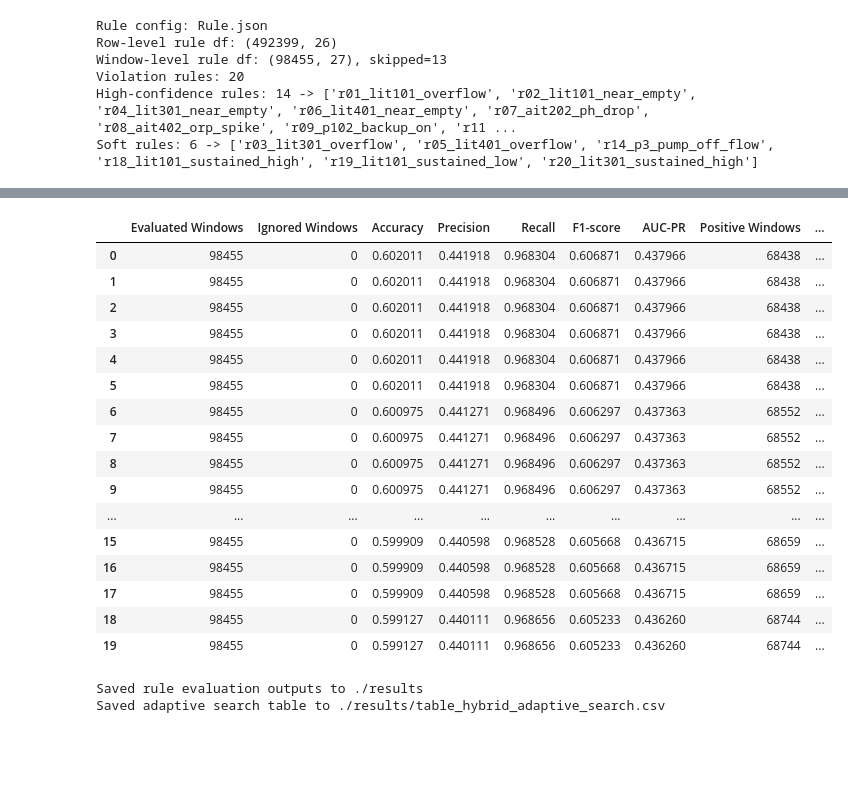
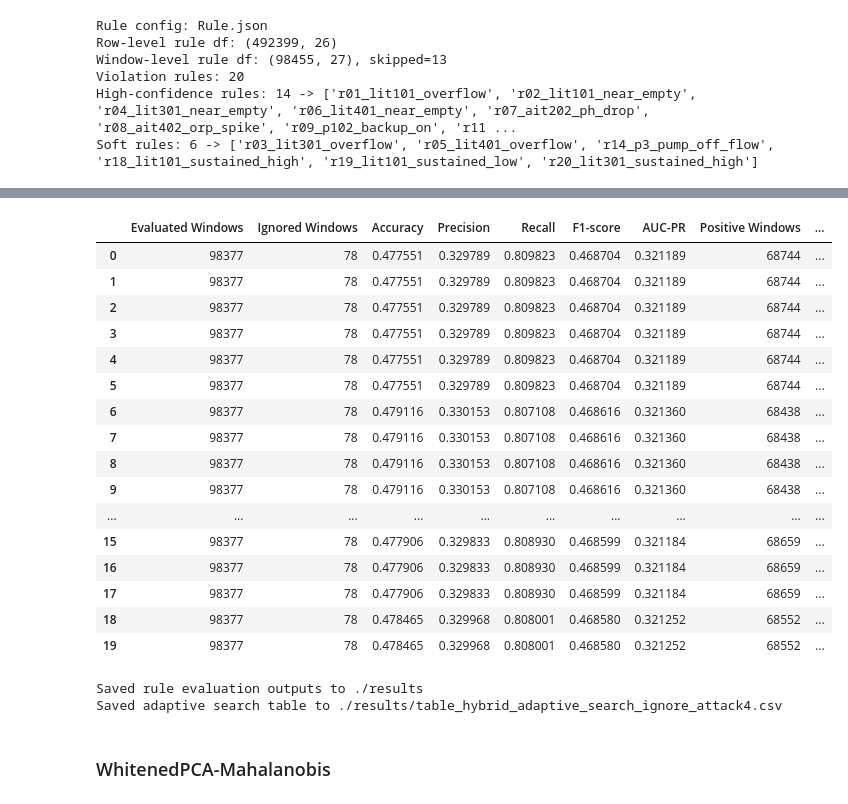
Before and after one commit to Ellie0377/TACC, a Jupyter notebook: LSTMAE_with_Rule.ipynb, the cells around one changed output, grey strips where cells are left out. Cells and saved outputs as stored; diff of their text form; code cells hidden in the pictures; blank space fills up the shorter version.

```diff
--- a/LSTMAE_with_Rulel.ipynb
+++ b/LSTMAE_with_Rule.ipynb
@@ -615,30 +632,13 @@ Violation rules: 20
 High-confidence rules: 14 -> ['r01_lit101_overflow', 'r02_lit101_near_empty', 'r04_lit301_near_empty', 'r06_lit401_near_empty', 'r07_ait202_ph_drop', 'r08_ait402_orp_spike', 'r09_p102_backup_on', 'r11 ...
 Soft rules: 6 -> ['r03_lit301_overflow', 'r05_lit401_overflow', 'r14_p3_pump_off_flow', 'r18_lit101_sustained_high', 'r19_lit101_sustained_low', 'r20_lit301_sustained_high']
 # %%
-from MahalanobisDetector import MahalanobisAnomalyDetector
+from MahalanobisDetector import WhitenedPCAMahalanobisDetector
 
-detector = MahalanobisAnomalyDetector(best_model, device, batch_size=BATCH_SIZE)
-detector.fit(X_val_seq)
+_detector_v0 = WhitenedPCAMahalanobisDetector(best_model, device)
+_detector_v0.fit(X_val_seq)
+_scores_v0    = _detector_v0.score(X_test_seq)
+_thr_v0       = _detector_v0.threshold_percentile(99.2)
 
-maha_scores = detector.score(X_test_seq)
-maha_threshold = detector.threshold_percentile(99.0)
-
-evaluation_df["y_pred_recon"] = evaluation_df["y_pred"]
-evaluation_df["recon_error"] = evaluation_df["error"]
-evaluation_df["recon_threshold"] = evaluation_df["threshold"]
-evaluation_df["maha_score"] = maha_scores
-evaluation_df["maha_threshold"] = maha_threshold
-evaluation_df["y_pred_maha"] = (evaluation_df["maha_score"] > maha_threshold).astype(np.int64)
-evaluation_df["y_pred_maha_or_high_conf"] = (
-    (evaluation_df["y_pred_maha"] == 1) |
-    (evaluation_df["rule_high_conf"].to_numpy() == 1)
-).astype(np.int64)
-
-evaluation_df["error"] = evaluation_df["maha_score"]
-evaluation_df["threshold"] = evaluation_df["maha_threshold"]
-evaluation_df["y_pred"] = evaluation_df["y_pred_maha_or_high_conf"]
-evaluation_df = add_hybrid_predictions(evaluation_df, ae_pred_col="y_pred")
-
-print(f"Mahalanobis threshold (p99): {maha_threshold:.6f}")
-print(f"Mahalanobis positive windows: {int(evaluation_df['y_pred_maha'].sum())}")
-print(f"Mahalanobis OR high-conf positive windows: {int(evaluation_df['y_pred'].sum())}")
+_y_wpca_v0  = (_scores_v0 > _thr_v0).astype(int)
+_y_final_v0 = ((_y_wpca_v0 == 1) | (evaluation_df["rule_high_conf"].to_numpy() == 1)).astype(int)
+# P=0.7981  R=0.8241  F1=0.8109
@@ -691,21 +693,21 @@ table_rule_individual.to_csv("./results/table_rule_individual_dynamic.csv", inde
 table_hybrid = evaluate_hybrid_sets(
     evaluation_df,
     label_col="label_dynamic",
-    ignore_col=None,
+    ignore_col="ignore_attack4",
 )
 
 display(table_hybrid)
-table_hybrid.to_csv("./results/table_hybrid_dynamic.csv", index=False)
-table_hybrid.to_csv("./results/table_hybrid_dynamic_adaptive.csv", index=False)
+table_hybrid.to_csv("./results/table_hybrid_dynamic_ignore_attack4.csv", index=False)
+table_hybrid.to_csv("./results/table_hybrid_dynamic_adaptive_ignore_attack4.csv", index=False)
 
 # 搜尋更好的 adaptive hybrid 參數
 table_hybrid_search = search_adaptive_hybrid_configs(
     evaluation_df,
     label_col="label_dynamic",
-    ignore_col=None,
+    ignore_col="ignore_attack4",
 )
 
 display(table_hybrid_search.head(20))
-table_hybrid_search.to_csv("./results/table_hybrid_adaptive_search.csv", index=False)
+table_hybrid_search.to_csv("./results/table_hybrid_adaptive_search_ignore_attack4.csv", index=False)
 # %% [output]
 |  | Setting | Evaluated Windows | Ignored Windows | Accuracy | Precision | Recall | F1-score | AUC-PR | ... |
@@ -718,30 +720,30 @@ table_hybrid_search.to_csv("./results/table_hybrid_adaptive_search.csv", index=F
 |  | Evaluated Windows | Ignored Windows | Accuracy | Precision | Recall | F1-score | AUC-PR | Positive Windows | ... |
-| 0 | 98455 | 0 | 0.602011 | 0.441918 | 0.968304 | 0.606871 | 0.437966 | 68438 | ... |
-| 1 | 98455 | 0 | 0.602011 | 0.441918 | 0.968304 | 0.606871 | 0.437966 | 68438 | ... |
-| 2 | 98455 | 0 | 0.602011 | 0.441918 | 0.968304 | 0.606871 | 0.437966 | 68438 | ... |
-| 3 | 98455 | 0 | 0.602011 | 0.441918 | 0.968304 | 0.606871 | 0.437966 | 68438 | ... |
-| 4 | 98455 | 0 | 0.602011 | 0.441918 | 0.968304 | 0.606871 | 0.437966 | 68438 | ... |
-| 5 | 98455 | 0 | 0.602011 | 0.441918 | 0.968304 | 0.606871 | 0.437966 | 68438 | ... |
-| 6 | 98455 | 0 | 0.600975 | 0.441271 | 0.968496 | 0.606297 | 0.437363 | 68552 | ... |
-| 7 | 98455 | 0 | 0.600975 | 0.441271 | 0.968496 | 0.606297 | 0.437363 | 68552 | ... |
-| 8 | 98455 | 0 | 0.600975 | 0.441271 | 0.968496 | 0.606297 | 0.437363 | 68552 | ... |
-| 9 | 98455 | 0 | 0.600975 | 0.441271 | 0.968496 | 0.606297 | 0.437363 | 68552 | ... |
+| 0 | 98377 | 78 | 0.477551 | 0.329789 | 0.809823 | 0.468704 | 0.321189 | 68744 | ... |
+| 1 | 98377 | 78 | 0.477551 | 0.329789 | 0.809823 | 0.468704 | 0.321189 | 68744 | ... |
+| 2 | 98377 | 78 | 0.477551 | 0.329789 | 0.809823 | 0.468704 | 0.321189 | 68744 | ... |
+| 3 | 98377 | 78 | 0.477551 | 0.329789 | 0.809823 | 0.468704 | 0.321189 | 68744 | ... |
+| 4 | 98377 | 78 | 0.477551 | 0.329789 | 0.809823 | 0.468704 | 0.321189 | 68744 | ... |
+| 5 | 98377 | 78 | 0.477551 | 0.329789 | 0.809823 | 0.468704 | 0.321189 | 68744 | ... |
+| 6 | 98377 | 78 | 0.479116 | 0.330153 | 0.807108 | 0.468616 | 0.321360 | 68438 | ... |
+| 7 | 98377 | 78 | 0.479116 | 0.330153 | 0.807108 | 0.468616 | 0.321360 | 68438 | ... |
+| 8 | 98377 | 78 | 0.479116 | 0.330153 | 0.807108 | 0.468616 | 0.321360 | 68438 | ... |
+| 9 | 98377 | 78 | 0.479116 | 0.330153 | 0.807108 | 0.468616 | 0.321360 | 68438 | ... |
 | ... | ... | ... | ... | ... | ... | ... | ... | ... | ... |
-| 15 | 98455 | 0 | 0.599909 | 0.440598 | 0.968528 | 0.605668 | 0.436715 | 68659 | ... |
-| 16 | 98455 | 0 | 0.599909 | 0.440598 | 0.968528 | 0.605668 | 0.436715 | 68659 | ... |
-| 17 | 98455 | 0 | 0.599909 | 0.440598 | 0.968528 | 0.605668 | 0.436715 | 68659 | ... |
-| 18 | 98455 | 0 | 0.599127 | 0.440111 | 0.968656 | 0.605233 | 0.436260 | 68744 | ... |
-| 19 | 98455 | 0 | 0.599127 | 0.440111 | 0.968656 | 0.605233 | 0.436260 | 68744 | ... |
+| 15 | 98377 | 78 | 0.477906 | 0.329833 | 0.808930 | 0.468599 | 0.321184 | 68659 | ... |
+| 16 | 98377 | 78 | 0.477906 | 0.329833 | 0.808930 | 0.468599 | 0.321184 | 68659 | ... |
+| 17 | 98377 | 78 | 0.477906 | 0.329833 | 0.808930 | 0.468599 | 0.321184 | 68659 | ... |
+| 18 | 98377 | 78 | 0.478465 | 0.329968 | 0.808001 | 0.468580 | 0.321252 | 68552 | ... |
+| 19 | 98377 | 78 | 0.478465 | 0.329968 | 0.808001 | 0.468580 | 0.321252 | 68552 | ... |
 # %%
 # 同步儲存含 rule / hybrid prediction 的 evaluation_df
 evaluation_df.to_parquet("./results/evaluation_df_with_rules.parquet", index=False)
 rule_row_df.to_parquet("./results/rule_row_df.parquet", index=False)
 rule_window_df.to_parquet("./results/rule_window_df.parquet", index=False)
 print("Saved rule evaluation outputs to ./results")
-print("Saved adaptive search table to ./results/table_hybrid_adaptive_search.csv")
+print("Saved adaptive search table to ./results/table_hybrid_adaptive_search_ignore_attack4.csv")
 # %% [output]
 Saved rule evaluation outputs to ./results
-Saved adaptive search table to ./results/table_hybrid_adaptive_search.csv
+Saved adaptive search table to ./results/table_hybrid_adaptive_search_ignore_attack4.csv
 # %%
 # 儲存模型與主要實驗物件
 torch.save(best_model.state_dict(), "./results/conv_bilstm_autoencoder.pt")
@@ -753,3 +755,5 @@ evaluation_df.to_parquet("./results/evaluation_df.parquet", index=False)
 recovery_segments.to_parquet("./results/recovery_segments.parquet", index=False)
 
 # print(f"Saved model and evaluation results to: {RESULT_DIR.resolve()}")
+# %% [markdown]
+### WhitenedPCA-Mahalanobis
```
Also changed, not shown: parts of 15 cells of this notebook, 23 other files.
